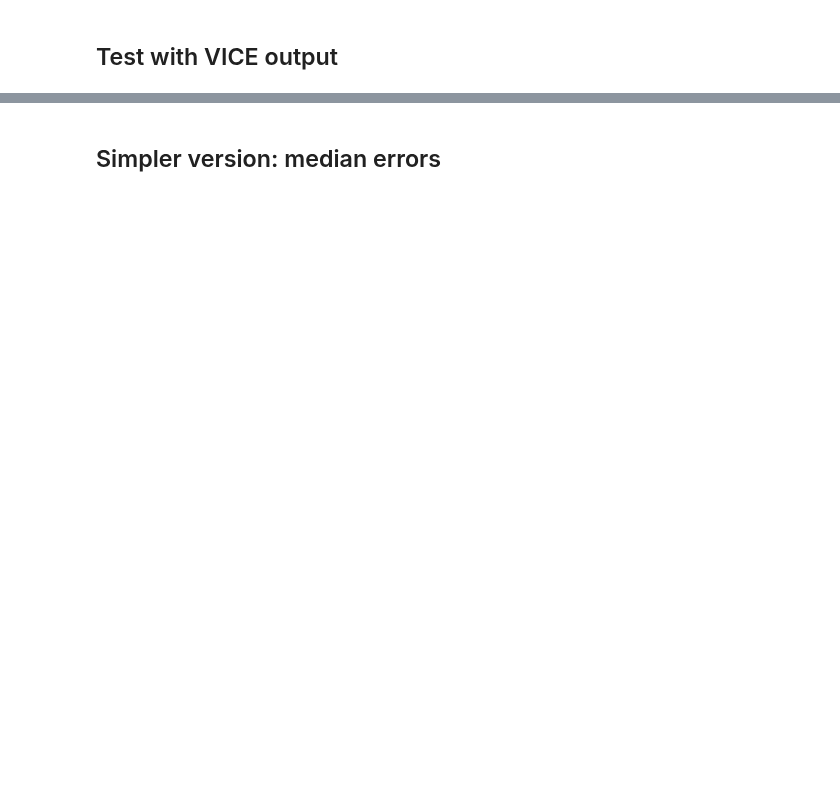
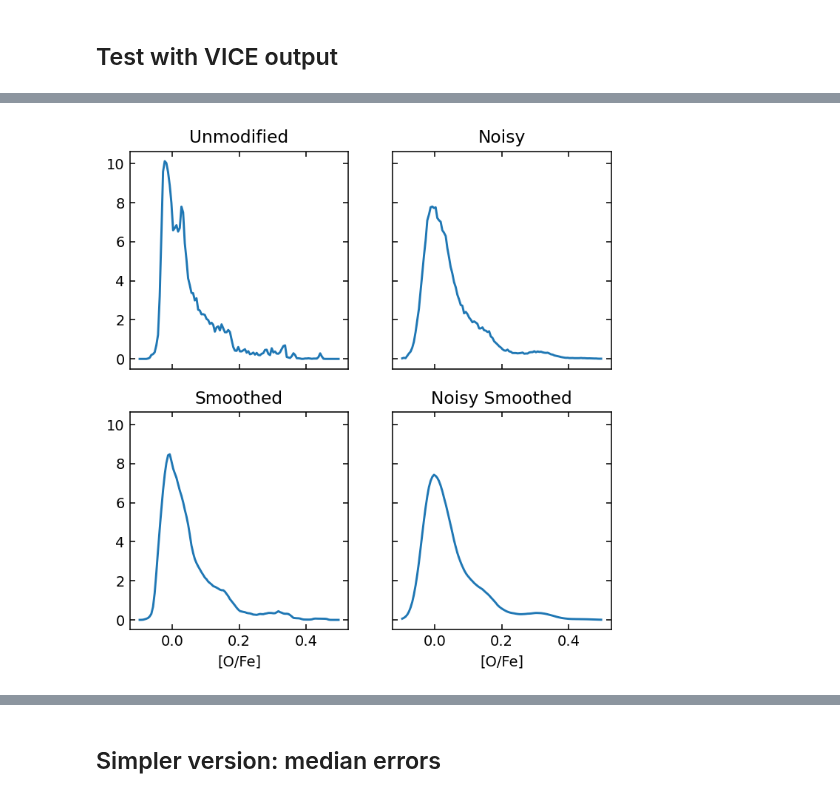
Before and after one commit to lodubay/galactic-dtd, a Jupyter notebook: notebooks/abundance_uncertainty.ipynb, the cells around one changed output, grey strips where cells are left out. Saved outputs shown, nothing was run; the diff lists cells and outputs as text; code cells hidden in the pictures; blank space fills up the shorter version.

```diff
--- a/notebooks/abundance_uncertainty.ipynb
+++ b/notebooks/abundance_uncertainty.ipynb
@@ -290,25 +324,27 @@ plt.show()
 # %%
-fig, axs = plt.subplots(2, 2, figsize=(8, 8), dpi=140, sharex=True, sharey=True)
+fig, axs = plt.subplots(2, 2, figsize=(6,6), dpi=140, sharex=True, sharey=True)
 # original VICE output
 mdf_clean, bins = gen_mdf(subset, col='[o/fe]', range=(-0.1, 0.5), bin_width=0.005)
 bin_centers = get_bin_centers(bins)
 axs[0,0].plot(bin_centers, mdf_clean)
 axs[0,0].set_title('Unmodified')
 # noisy output
 mdf_noisy, bins = gen_mdf(subset, col='ofe_noisy', range=(-0.1, 0.5), bin_width=0.005)
 axs[0,1].plot(bin_centers, mdf_noisy)
 axs[0,1].set_title('Noisy')
 # original smoothed
 mdf_smooth = box_smooth(mdf_clean, bins, 0.05)
 axs[1,0].plot(bin_centers, mdf_smooth)
 axs[1,0].set_xlabel('[O/Fe]')
 axs[1,0].set_title('Smoothed')
 # noisy smoothed
 mdf_noisy_smooth = box_smooth(mdf_noisy, bins, 0.05)
 axs[1,1].plot(bin_centers, mdf_noisy_smooth)
 axs[1,1].set_xlabel('[O/Fe]')
 axs[1,1].set_title('Noisy Smoothed')
 plt.show()
+# %% [output]
+[figure, added]
 # %%
 fig, axs = plt.subplots(1, 2, figsize=(8, 4), dpi=140, sharex=True, sharey=True)
 axs[0].scatter(subset['age'], subset['[o/fe]'], c=subset['galr_origin'], s=0.1, alpha=0.1)
```
Also changed, not shown: parts of 16 cells of this notebook.
